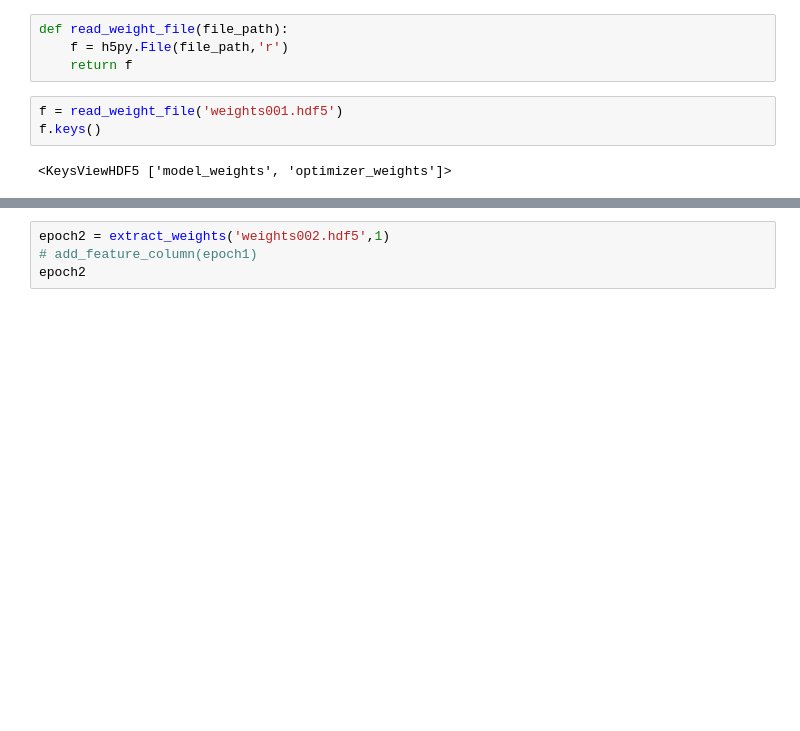
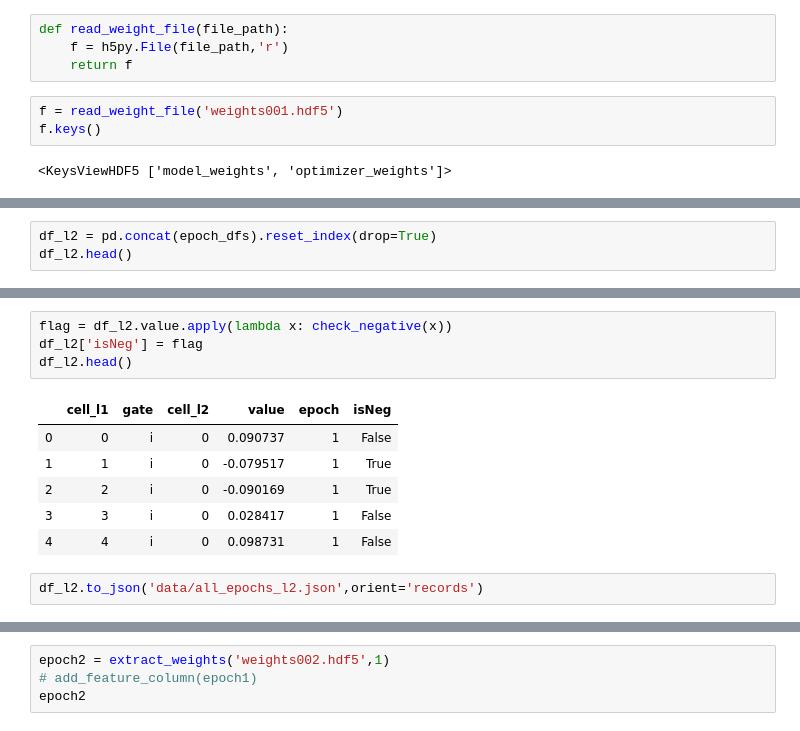
Before and after one commit to gj0706/my_research, a Jupyter notebook: neural_network/data_process.ipynb, the cells around one changed output, grey strips where cells are left out. Drawn from its saved outputs; the diff is of its cells as text; blank space fills up the shorter version.

```diff
--- a/neural_network/data_process.ipynb
+++ b/neural_network/data_process.ipynb
@@ -275,0 +311,3 @@ def melt_columns(df):
+# %%
+df_l2 = pd.concat(epoch_dfs).reset_index(drop=True)
+df_l2.head()
@@ -275,0 +321,13 @@ def melt_columns(df):
+# %%
+flag = df_l2.value.apply(lambda x: check_negative(x))
+df_l2['isNeg'] = flag
+df_l2.head()
+# %% [output]
+|  | cell_l1 | gate | cell_l2 | value | epoch | isNeg |
+| 0 | 0 | i | 0 | 0.090737 | 1 | False |
+| 1 | 1 | i | 0 | -0.079517 | 1 | True |
+| 2 | 2 | i | 0 | -0.090169 | 1 | True |
+| 3 | 3 | i | 0 | 0.028417 | 1 | False |
+| 4 | 4 | i | 0 | 0.098731 | 1 | False |
+# %%
+df_l2.to_json('data/all_epochs_l2.json',orient='records')
```
Also changed, not shown: parts of 21 cells of this notebook.
